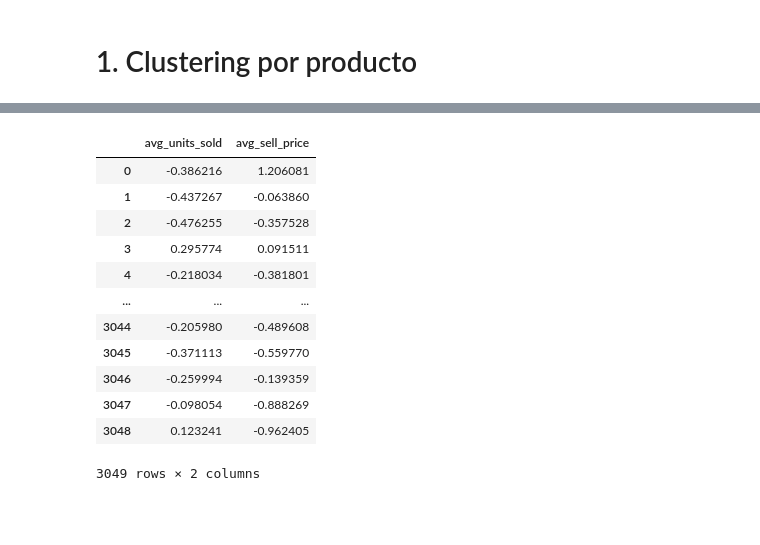
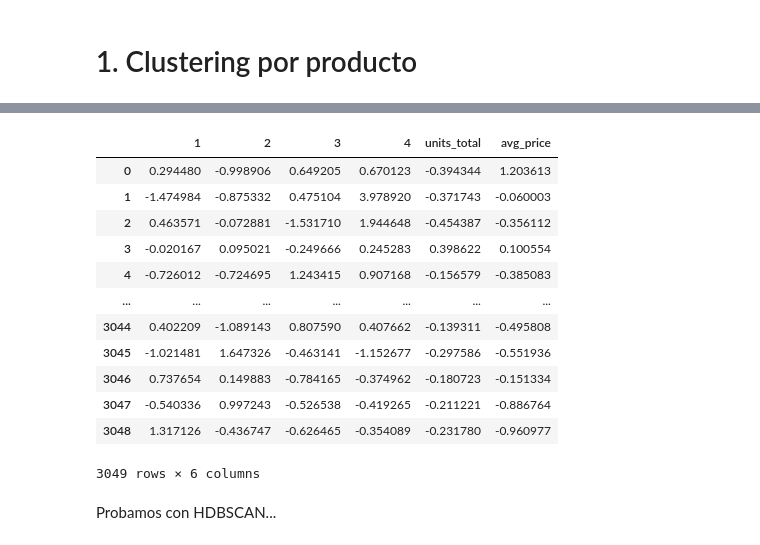
Before and after one commit to alitermat/capstone_retail_TFM, a Jupyter notebook: notebooks/Clustering_producto.ipynb, the cells around one changed output, grey strips where cells are left out. Saved outputs shown, nothing was run; the diff lists cells and outputs as text; code cells hidden in the pictures; blank space fills up the shorter version.

```diff
--- a/notebooks/Clustering_producto.ipynb
+++ b/notebooks/Clustering_producto.ipynb
@@ -92,0 +36,23 @@ aggregated_data.round(2)
+# %%
+# Creamos una columna 'quarter' a partir del índice 'date'
+df['quarter'] = df.index.month // 4 + 1
+
+# Calculamos los porcentajes de ventas por ítem y cuatrimestre
+df_perc_quarter_item = pd.crosstab(df['item'], df['quarter'], values=df['total_sales'], aggfunc='sum', normalize='index')
+
+# Calculamos las unidades totales vendidas por ítem
+units_total_by_item = df.groupby('item')['units_sold'].sum()
+
+# Calculamos el precio medio por ítem
+average_price_by_item = df.groupby('item').apply(lambda x: (x['total_sales'].sum() / x['units_sold'].sum()))
+
+# Convertimos las Series en DataFrames para unirlos más fácilmente después
+units_total_by_item_df = units_total_by_item.reset_index(name='units_total')
+average_price_by_item_df = average_price_by_item.reset_index(name='avg_price')
+
+# Unimos los DataFrames para tener todos los datos juntos
+df_final = df_perc_quarter_item.reset_index()
+df_final = df_final.merge(units_total_by_item_df, on='item')
+df_final = df_final.merge(average_price_by_item_df, on='item')
+
+df_final.head()
@@ -100,6 +73,2 @@ Procederemos a eliminar las variables que tengan una alta correlación entre sí
 # %%
-df_cluster_product = aggregated_data.copy()
+df_cluster_product= df_final.copy()
-# %%
-df_cluster_product.drop(columns=['total_units_sold','std_units_sold','avg_total_sales','total_holiday_weeks'], inplace=True)
-productos = df_cluster_product.pop('item')
-productos
@@ -119,21 +92,25 @@ Name: item, Length: 3049, dtype: object
 # %%
+# Cambiamos todos los nombres de las columnas a strings
+df_cluster_product.columns = df_cluster_product.columns.astype(str)
 # Estandarizamos las características
 ss = StandardScaler()
 df_cluster_product_ss = pd.DataFrame(
     ss.fit_transform(df_cluster_product),
     columns= df_cluster_product.columns)
 df_cluster_product_ss
 # %% [output]
-|  | avg_units_sold | avg_sell_price |
-| 0 | -0.386216 | 1.206081 |
-| 1 | -0.437267 | -0.063860 |
-| 2 | -0.476255 | -0.357528 |
-| 3 | 0.295774 | 0.091511 |
-| 4 | -0.218034 | -0.381801 |
-| ... | ... | ... |
-| 3044 | -0.205980 | -0.489608 |
-| 3045 | -0.371113 | -0.559770 |
-| 3046 | -0.259994 | -0.139359 |
-| 3047 | -0.098054 | -0.888269 |
-| 3048 | 0.123241 | -0.962405 |
+|  | 1 | 2 | 3 | 4 | units_total | avg_price |
+| 0 | 0.294480 | -0.998906 | 0.649205 | 0.670123 | -0.394344 | 1.203613 |
+| 1 | -1.474984 | -0.875332 | 0.475104 | 3.978920 | -0.371743 | -0.060003 |
+| 2 | 0.463571 | -0.072881 | -1.531710 | 1.944648 | -0.454387 | -0.356112 |
+| 3 | -0.020167 | 0.095021 | -0.249666 | 0.245283 | 0.398622 | 0.100554 |
+| 4 | -0.726012 | -0.724695 | 1.243415 | 0.907168 | -0.156579 | -0.385083 |
+| ... | ... | ... | ... | ... | ... | ... |
+| 3044 | 0.402209 | -1.089143 | 0.807590 | 0.407662 | -0.139311 | -0.495808 |
+| 3045 | -1.021481 | 1.647326 | -0.463141 | -1.152677 | -0.297586 | -0.551936 |
+| 3046 | 0.737654 | 0.149883 | -0.784165 | -0.374962 | -0.180723 | -0.151334 |
+| 3047 | -0.540336 | 0.997243 | -0.526538 | -0.419265 | -0.211221 | -0.886764 |
+| 3048 | 1.317126 | -0.436747 | -0.626465 | -0.354089 | -0.231780 | -0.960977 |
-3049 rows × 2 columns
+3049 rows × 6 columns
+# %% [markdown]
+Probamos con HDBSCAN...
```
Also changed, not shown: parts of 45 cells of this notebook.
